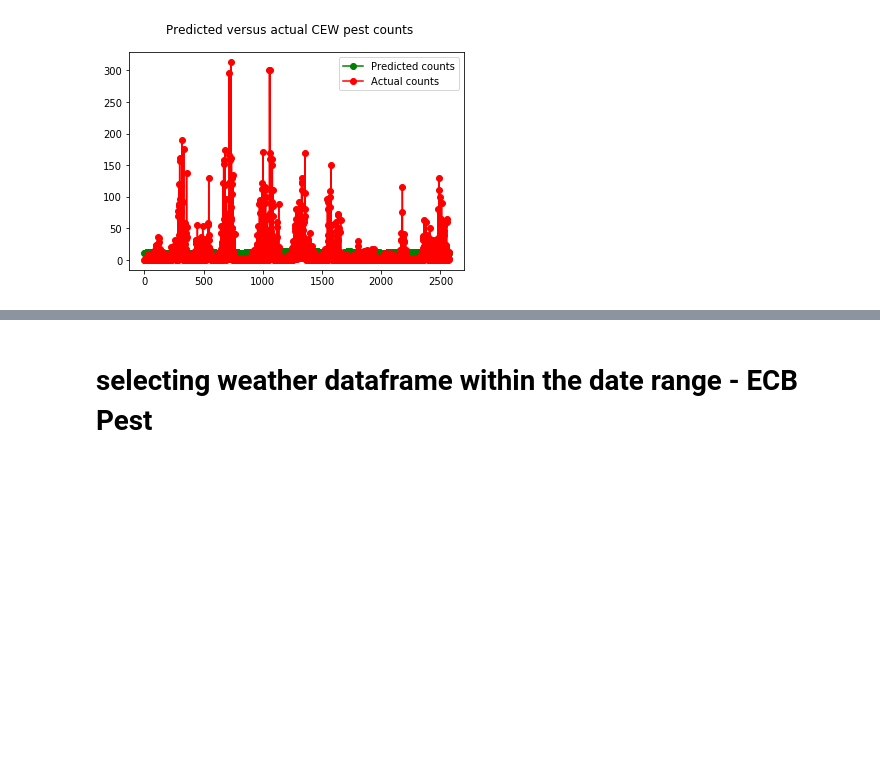
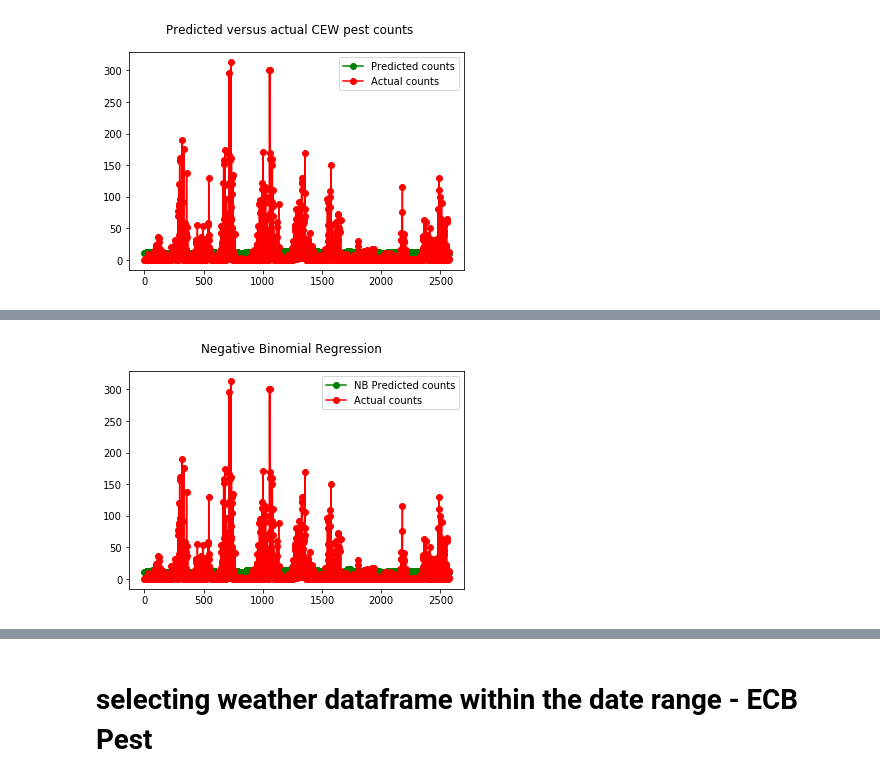
Before and after one commit to ramgautam06/CS898-Masters-Project, a Jupyter notebook: RamGautam_Project.ipynb, the cells around one changed output, grey strips where cells are left out. Saved outputs shown, nothing was run; the diff lists cells and outputs as text; code cells hidden in the pictures; blank space fills up the shorter version.

```diff
--- a/RamGautam_Project.ipynb
+++ b/RamGautam_Project.ipynb
@@ -658,0 +708,7 @@ df_CEW_final
+# %%
+#make some predictions using our trained NB2 model
+nb2_predictions = nb2_training_results.get_prediction(X_test)
+# %%
+#print out the predictions
+predictions_summary_frame = nb2_predictions.summary_frame()
+print(predictions_summary_frame)
@@ -658,0 +733,3 @@ df_CEW_final
+# %%
+#plot the predicted counts versus the actual counts for the test data
+NB_counts=predictions_summary_frame['mean']
@@ -658,0 +738,11 @@ df_CEW_final
+# %%
+NB_actual_counts = y_test['trap_count']
+# %%
+fig = plt.figure()
+fig.suptitle('Negative Binomial Regression')
+predicted, = plt.plot(X_test.index, NB_counts, 'go-', label='NB Predicted counts')
+actual, = plt.plot(X_test.index, NB_actual_counts, 'ro-', label='Actual counts')
+plt.legend(handles=[predicted, actual])
+plt.show()
+# %% [output]
+[figure, added]
```
Also changed, not shown: parts of 36 cells of this notebook, 1 other file.
